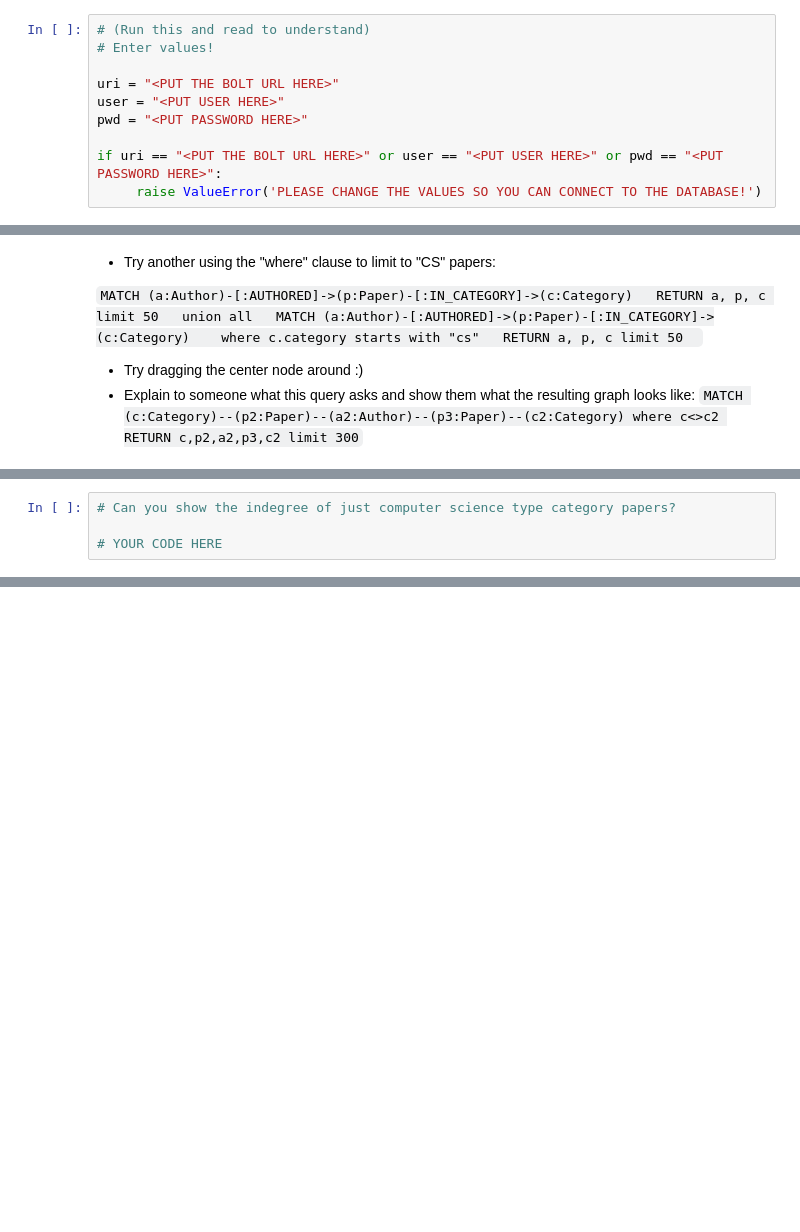
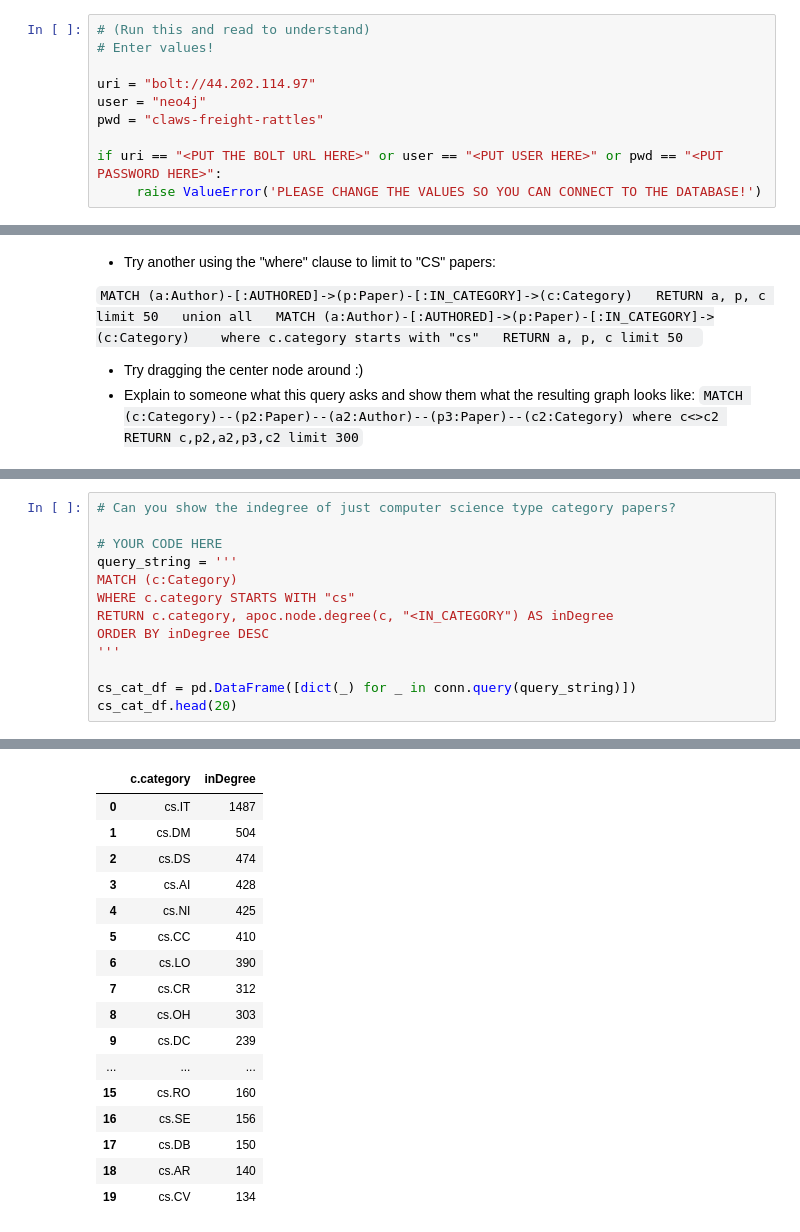
Before and after one commit to JoshuaNiel/CS452, a Jupyter notebook: notebooks/neo4j_lab.ipynb, the cells around one changed output, grey strips where cells are left out. Drawn from its saved outputs; the diff is of its cells as text; blank space fills up the shorter version.

```diff
--- a/notebooks/neo4j_lab.ipynb
+++ b/notebooks/neo4j_lab.ipynb
@@ -15,9 +15,9 @@
 # (Run this and read to understand)
 # Enter values!
 
-uri = "<PUT THE BOLT URL HERE>"
-user = "<PUT USER HERE>"
-pwd = "<PUT PASSWORD HERE>"
+uri = "bolt://44.202.114.97"
+user = "neo4j"
+pwd = "claws-freight-rattles"
 
 if uri == "<PUT THE BOLT URL HERE>" or user == "<PUT USER HERE>" or pwd == "<PUT PASSWORD HERE>":
      raise ValueError('PLEASE CHANGE THE VALUES SO YOU CAN CONNECT TO THE DATABASE!')
@@ -260,3 +337,13 @@ plt.gca().spines[['top', 'right',]].set_visible(False)
 # Can you show the indegree of just computer science type category papers?
 
 # YOUR CODE HERE
+query_string = '''
+MATCH (c:Category)
+WHERE c.category STARTS WITH "cs"
+RETURN c.category, apoc.node.degree(c, "<IN_CATEGORY") AS inDegree
+ORDER BY inDegree DESC
+'''
+
+cs_cat_df = pd.DataFrame([dict(_) for _ in conn.query(query_string)])
+cs_cat_df.head(20)
+# %% [output]
@@ -263,3 +351,20 @@ plt.gca().spines[['top', 'right',]].set_visible(False)
+|  | c.category | inDegree |
+| 0 | cs.IT | 1487 |
+| 1 | cs.DM | 504 |
+| 2 | cs.DS | 474 |
+| 3 | cs.AI | 428 |
+| 4 | cs.NI | 425 |
+| 5 | cs.CC | 410 |
+| 6 | cs.LO | 390 |
+| 7 | cs.CR | 312 |
+| 8 | cs.OH | 303 |
+| 9 | cs.DC | 239 |
+| ... | ... | ... |
+| 15 | cs.RO | 160 |
+| 16 | cs.SE | 156 |
+| 17 | cs.DB | 150 |
+| 18 | cs.AR | 140 |
+| 19 | cs.CV | 134 |
 # %%
 # Write an aggregate query to count all papers
 # https://neo4j.com/docs/cypher-manual/current/functions/aggregating/
```
Also changed, not shown: parts of 12 cells of this notebook.
